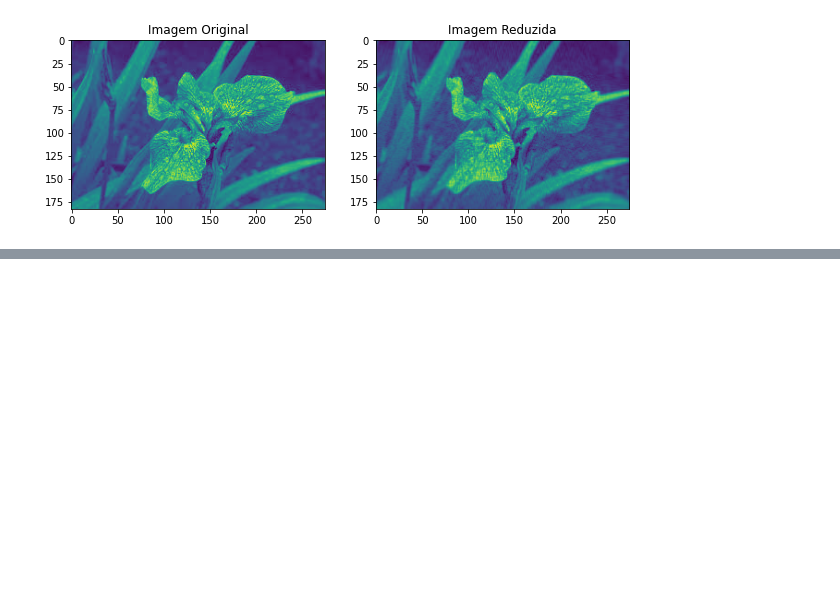
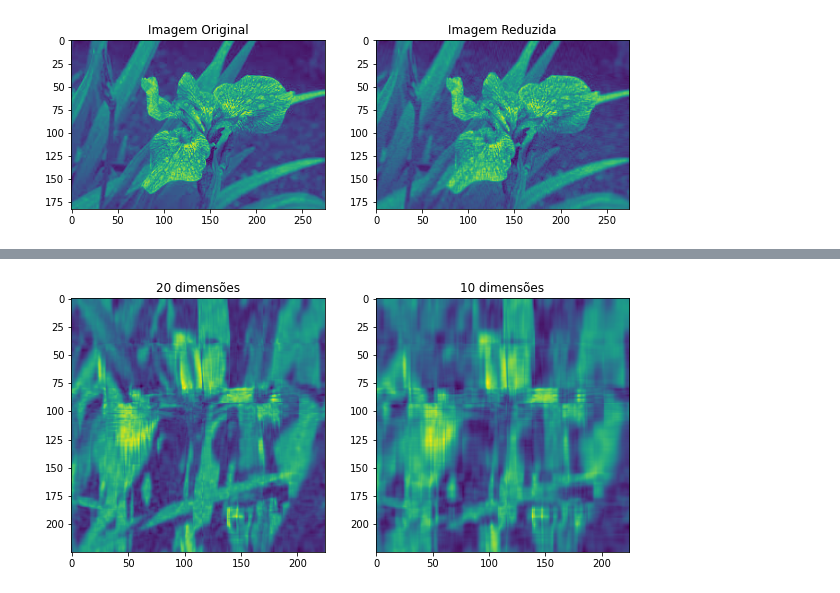
Before and after one commit to AdsonRoberto/Reducao_dimensionalidade_PCA_e_LDA, a Jupyter notebook: analise_PCA_LDA.ipynb, the cells around one changed output, grey strips where cells are left out. Saved outputs shown, nothing was run; the diff lists cells and outputs as text; code cells hidden in the pictures; blank space fills up the shorter version.

```diff
--- a/analise_PCA_LDA.ipynb
+++ b/analise_PCA_LDA.ipynb
@@ -321,0 +333,11 @@ plt.show()
+# %%
+fig = plt.figure(figsize = (10, 7.2))
+fig.add_subplot(121)
+plt.title("20 dimensões")
+plt.imshow(virginica_arr_20)
+fig.add_subplot(122)
+plt.title("10 dimensões")
+plt.imshow(virginica_arr_10)
+plt.show()
+# %% [output]
+[figure, added]
```
Also changed, not shown: parts of 6 cells of this notebook.
